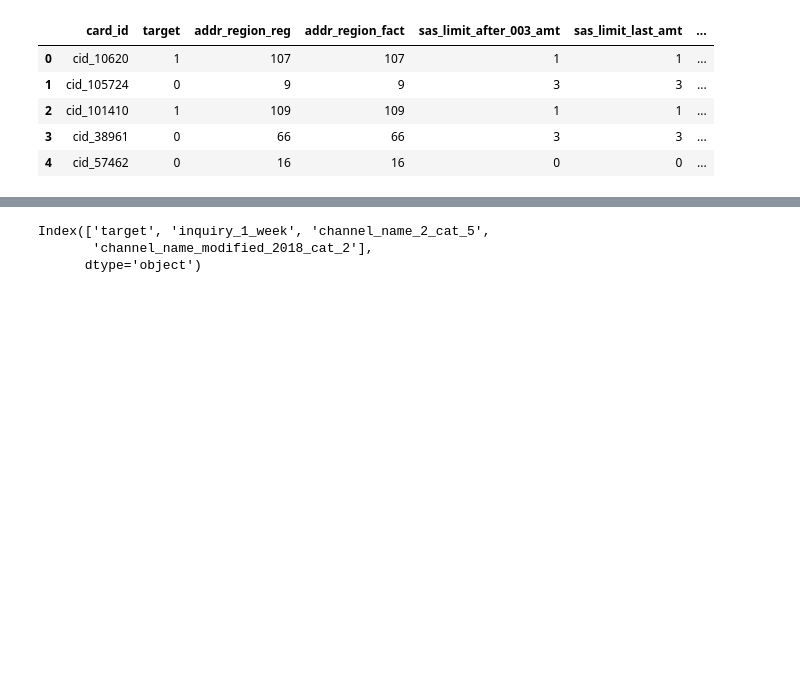
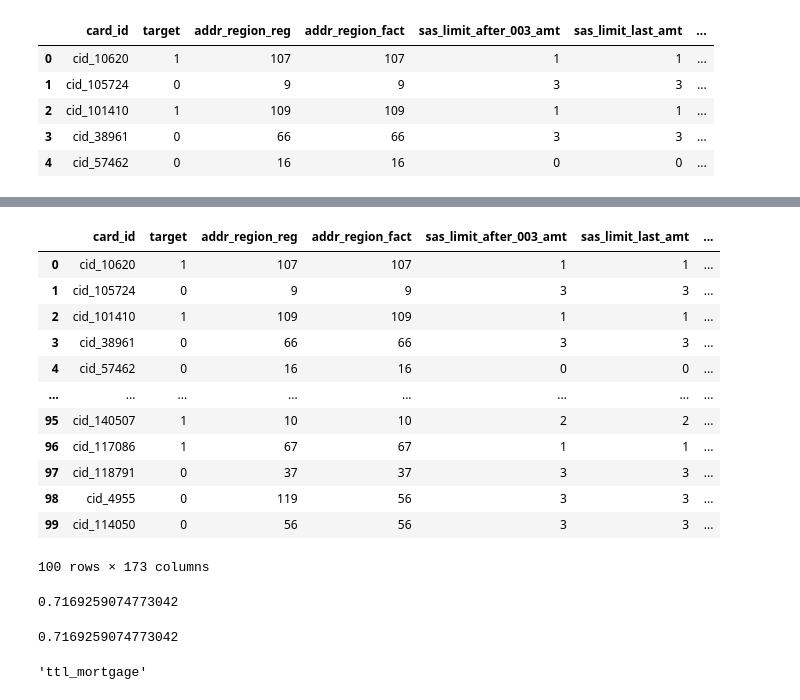
Before and after one commit to Oxonomy/IDAO-2020-FinalRound, a Jupyter notebook: modeling.ipynb, the cells around one changed output, grey strips where cells are left out. Cells and saved outputs as stored; diff of their text form; code cells hidden in the pictures; blank space fills up the shorter version.

```diff
--- a/modeling.ipynb
+++ b/modeling.ipynb
@@ -30,6 +32,18 @@ warnings.filterwarnings('ignore')
 plt.rcParams ['figure.figsize'] = (13,8)
 sns.set()
 %config InlineBackend.figure_format = 'retina'
+# %%
+import pandas as pd
+
+
+def preprocess(df):
+    cols = [el for el in list(df.select_dtypes(include=['object']).columns) if el != 'card_id']
+    df = pd.get_dummies(df, columns=cols)
+    df.drop([c for c in df.columns if len(df[c].value_counts().values) == 2 and df[c].value_counts().values[1] < 50], axis=1)
+
+    df = df.fillna(0)
+
+    return df
 # %%
 df = pd.read_csv('train.csv', sep=',')
 pd.set_option('display.max_columns', 500)
@@ -59,0 +70,16 @@ df = df[columns]
+# %%
+df = pd.read_csv('train.csv', sep=',')
+pd.set_option('display.max_columns', 500)
+df['addr_region_fact_encoding2'] = (df['addr_region_fact_encoding2']*11).round(0).astype(int)
+df['addr_region_fact_encoding1'] = (df['addr_region_fact_encoding1']*83).round(0).astype(int)
+df['addr_region_reg_encoding1'] = (df['addr_region_reg_encoding1']*83).round(0).astype(int)
+df['addr_region_reg_encoding2'] = (df['addr_region_reg_encoding2']*11).round(0).astype(int)
+df['app_addr_region_reg_encoding2'] = (df['app_addr_region_reg_encoding2']*11).round(0).astype(int)
+df['app_addr_region_reg_encoding1'] = (df['app_addr_region_reg_encoding1']*83).round(0).astype(int)
+df['app_addr_region_fact_encoding1'] = (df['app_addr_region_fact_encoding1']*83).round(0).astype(int)
+df['app_addr_region_fact_encoding2'] = (df['app_addr_region_fact_encoding2']*11).round(0).astype(int)
+df['app_addr_region_sale_encoding1'] = (df['app_addr_region_sale_encoding1']*39).round(0).astype(int)
+df['app_addr_region_sale_encoding2'] = (df['app_addr_region_sale_encoding2']*7).round(0).astype(int)
+
+df = preprocess(df[:100], False)
+df.head()
@@ -60 +95,17 @@ df = df[columns]
+# %%
+df
+# %% [output]
+|  | card_id | target | addr_region_reg | addr_region_fact | sas_limit_after_003_amt | sas_limit_last_amt | ... |
+| 0 | cid_10620 | 1 | 107 | 107 | 1 | 1 | ... |
+| 1 | cid_105724 | 0 | 9 | 9 | 3 | 3 | ... |
+| 2 | cid_101410 | 1 | 109 | 109 | 1 | 1 | ... |
+| 3 | cid_38961 | 0 | 66 | 66 | 3 | 3 | ... |
+| 4 | cid_57462 | 0 | 16 | 16 | 0 | 0 | ... |
+| ... | ... | ... | ... | ... | ... | ... | ... |
+| 95 | cid_140507 | 1 | 10 | 10 | 2 | 2 | ... |
+| 96 | cid_117086 | 1 | 67 | 67 | 1 | 1 | ... |
+| 97 | cid_118791 | 0 | 37 | 37 | 3 | 3 | ... |
+| 98 | cid_4955 | 0 | 119 | 56 | 3 | 3 | ... |
+| 99 | cid_114050 | 0 | 56 | 56 | 3 | 3 | ... |
+100 rows × 173 columns
 # %%
@@ -62 +113,16 @@ X = df[df.columns[1:]].to_numpy()
 y = df['target'].to_numpy()
+# %%
+lr = LR()
+lr.create_model(LR.default_model_constructor_parameters)
+lr.fit_model(X, y, test_size=0.2)
+lr.save_model()
+roc_auc_score_at_K(lr.predict(X).reshape(-1), y, rate=1.0)
+# %% [output]
+0.7169259074773042
+# %%
+lr = LR()
+lr.create_model(LR.default_model_constructor_parameters)
+lr.fit_model(X, y, test_size=0.2)
+roc_auc_score_at_K(lr.predict(X).reshape(-1), y, rate=1.0)
+# %% [output]
+0.7169259074773042
@@ -63,6 +131,4 @@ y = df['target'].to_numpy()
 # %%
-df.columns
+df.columns[-133]
 # %% [output]
-Index(['target', 'inquiry_1_week', 'channel_name_2_cat_5',
-       'channel_name_modified_2018_cat_2'],
-      dtype='object')
+'ttl_mortgage'
```
Also changed, not shown: parts of 19 cells of this notebook, 7 other files.
